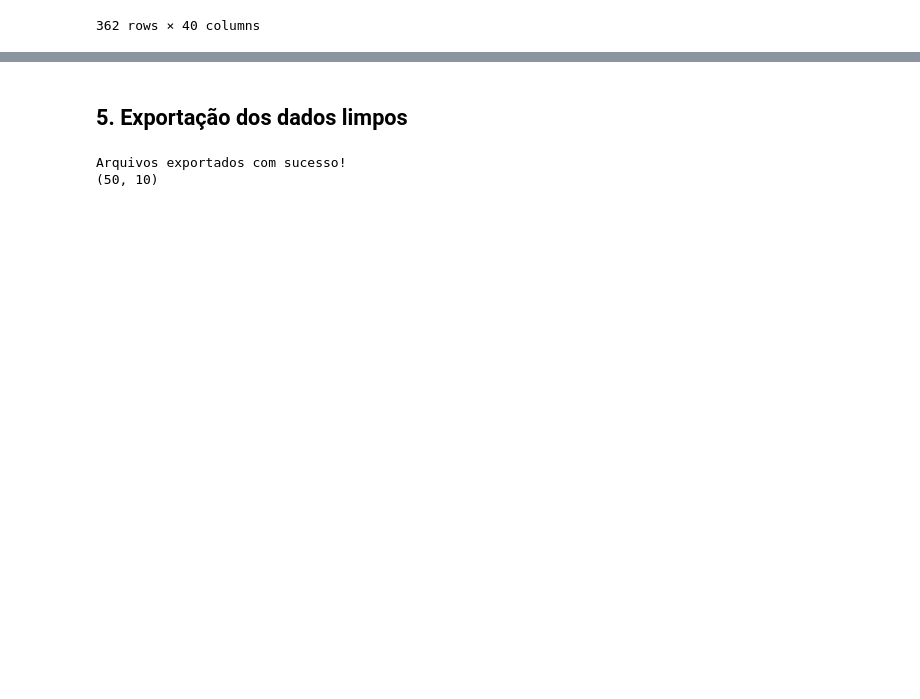
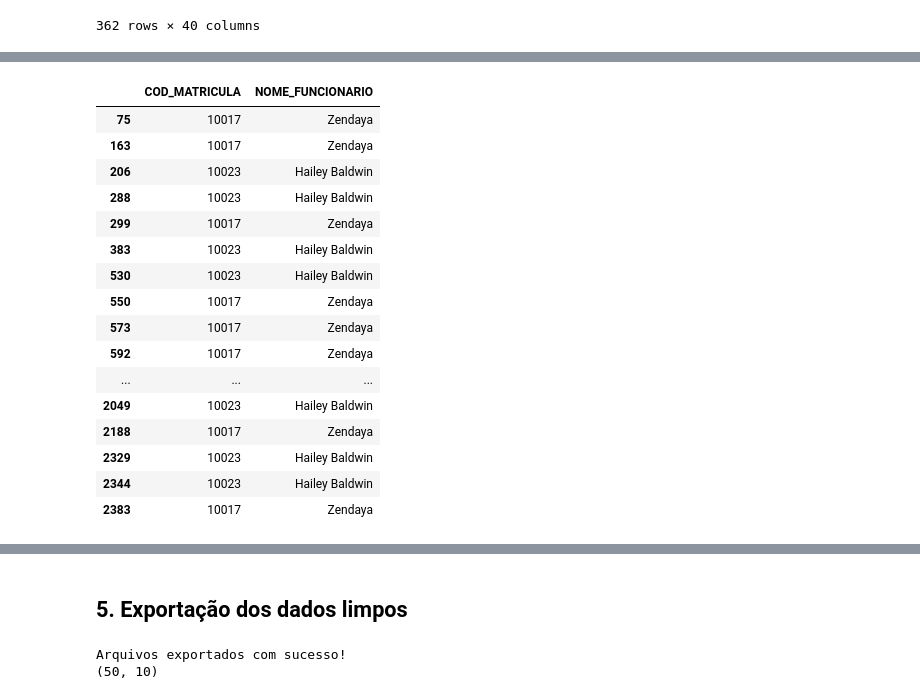
Before and after one commit to SENACBD/Projeto-de-BI-de-Educa-o-Corporativa-do-SENAC, a Jupyter notebook: notebooks/etl/03_data_preparation.ipynb, the cells around one changed output, grey strips where cells are left out. Drawn from its saved outputs; the diff is of its cells as text; code cells hidden in the pictures; blank space fills up the shorter version.

```diff
--- a/notebooks/etl/03_data_preparation.ipynb
+++ b/notebooks/etl/03_data_preparation.ipynb
@@ -880,0 +1131,73 @@ if dados_participacaocurso.duplicated(["COD_PROCESSO", "COD_MATRICULA"]).any():
+# %%
+# Recuperar nomes ausentes utilizando a tabela Funcionário
+
+# Criar uma base de referência com matrículas e nomes válidos
+referencia_nomes = dados_funcionario[
+    ["COD_MATRICULA", "NOME_FUNCIONARIO"]
+].copy()
+
+referencia_nomes["NOME_FUNCIONARIO"] = (
+    limpar_texto(referencia_nomes["NOME_FUNCIONARIO"])
+)
+
+# Desconsiderar nomes ausentes
+referencia_nomes = referencia_nomes.dropna(
+    subset=["NOME_FUNCIONARIO"]
+)
+
+# Identificar matrículas com nomes conflitantes
+conflitos_nomes = (
+    referencia_nomes.groupby("COD_MATRICULA")
+    ["NOME_FUNCIONARIO"]
+    .nunique()
+)
+
+matriculas_confiaveis = conflitos_nomes[
+    conflitos_nomes == 1
+].index
+
+# Criar o dicionário de recuperação
+mapa_nomes = (
+    referencia_nomes[
+        referencia_nomes["COD_MATRICULA"].isin(
+            matriculas_confiaveis
+        )
+    ]
+    .drop_duplicates("COD_MATRICULA")
+    .set_index("COD_MATRICULA")["NOME_FUNCIONARIO"]
+)
+
+# Identificar participações sem nome
+mascara_nome_ausente = (
+    dados_participacaocurso["NOME_FUNCIONARIO"].isna()
+    | dados_participacaocurso["NOME_FUNCIONARIO"].str.strip().eq("")
+)
+
+# Recuperar os nomes pela matrícula
+dados_participacaocurso.loc[
+    mascara_nome_ausente,
+    "NOME_FUNCIONARIO"
+] = (
+    dados_participacaocurso.loc[
+        mascara_nome_ausente,
+        "COD_MATRICULA"
+    ].map(mapa_nomes)
+)
+
+# Conferir os resultados
+print("Nomes recuperados:")
+display(
+    dados_participacaocurso[
+        dados_participacaocurso["COD_MATRICULA"].isin(
+            [10017, 10023]
+        )
+    ][["COD_MATRICULA", "NOME_FUNCIONARIO"]]
+)
+
+print("Participações que continuam sem nome:")
+display(
+    dados_participacaocurso[
+        dados_participacaocurso["NOME_FUNCIONARIO"].isna()
+    ][["COD_MATRICULA", "NOME_FUNCIONARIO"]]
+)
+# %% [output]
@@ -880,0 +1205,17 @@ if dados_participacaocurso.duplicated(["COD_PROCESSO", "COD_MATRICULA"]).any():
+|  | COD_MATRICULA | NOME_FUNCIONARIO |
+| 75 | 10017 | Zendaya |
+| 163 | 10017 | Zendaya |
+| 206 | 10023 | Hailey Baldwin |
+| 288 | 10023 | Hailey Baldwin |
+| 299 | 10017 | Zendaya |
+| 383 | 10023 | Hailey Baldwin |
+| 530 | 10023 | Hailey Baldwin |
+| 550 | 10017 | Zendaya |
+| 573 | 10017 | Zendaya |
+| 592 | 10017 | Zendaya |
+| ... | ... | ... |
+| 2049 | 10023 | Hailey Baldwin |
+| 2188 | 10017 | Zendaya |
+| 2329 | 10023 | Hailey Baldwin |
+| 2344 | 10023 | Hailey Baldwin |
+| 2383 | 10017 | Zendaya |
```
Also changed, not shown: parts of 25 cells of this notebook.
